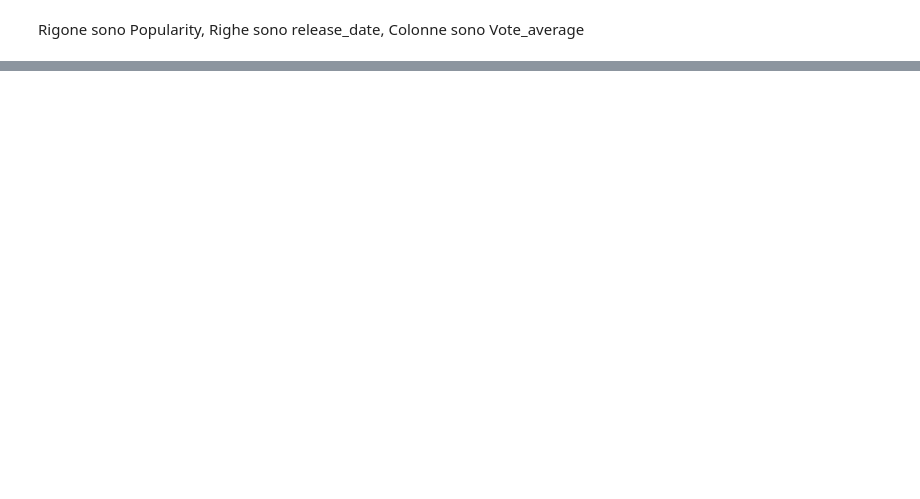
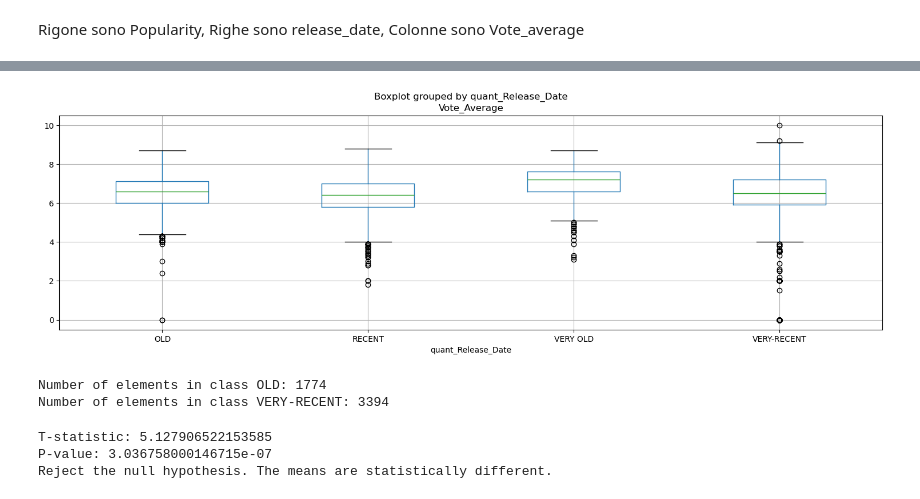
Before and after one commit to giampyhatesyou/Ids, a Jupyter notebook: pr.ipynb, the cells around one changed output, grey strips where cells are left out. Saved outputs shown, nothing was run; the diff lists cells and outputs as text; code cells hidden in the pictures; blank space fills up the shorter version.

```diff
--- a/pr.ipynb
+++ b/pr.ipynb
@@ -314,0 +372,3 @@ Rigone sono Popularity, Righe sono release_date, Colonne sono Vote_average
+# %%
+dataset["Genre"] = dataset["Genre"].str.split(',').str[0]
+dataset.head()
@@ -314,0 +382,36 @@ Rigone sono Popularity, Righe sono release_date, Colonne sono Vote_average
+# %%
+dataset.boxplot(column='Vote_Average',by='quant_Release_Date',figsize=(18,5))
+plt.show()
+# %% [output]
+[figure, added]
+# %%
+old_count = dataset[dataset['quant_Release_Date'] == 'OLD'].shape[0]
+very_recent_count = dataset[dataset['quant_Release_Date'] == 'VERY-RECENT'].shape[0]
+
+print("Number of elements in class OLD:", old_count)
+print("Number of elements in class VERY-RECENT:",very_recent_count)
+# %% [output]
+Number of elements in class OLD: 1774
+Number of elements in class VERY-RECENT: 3394
+# %%
+old_count = dataset[dataset['quant_Release_Date'] == 'OLD']["Vote_Average"]
+very_recent_count = dataset[dataset['quant_Release_Date'] == 'VERY-RECENT']["Vote_Average"]
+
+# Perform t-test
+t_stat, p_value = stats.ttest_ind(old_count, very_recent_count)
+
+# Print the results
+print("T-statistic:", t_stat)
+print("P-value:", p_value)
+
+# Compare p-value with significance level
+alpha = 0.05
+if p_value < alpha:
+    print("Reject the null hypothesis. The means are statistically different.")
+else:
+    print("Fail to reject the null hypothesis. The means are not statistically different.")
+#DA VERIFICARE
+# %% [output]
+T-statistic: 5.127906522153585
+P-value: 3.036758000146715e-07
+Reject the null hypothesis. The means are statistically different.
```
Also changed, not shown: parts of 31 cells of this notebook.
